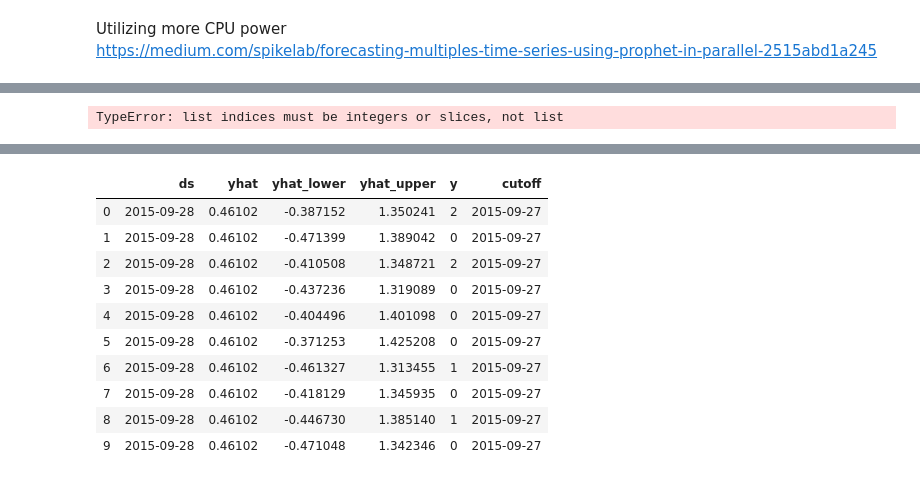
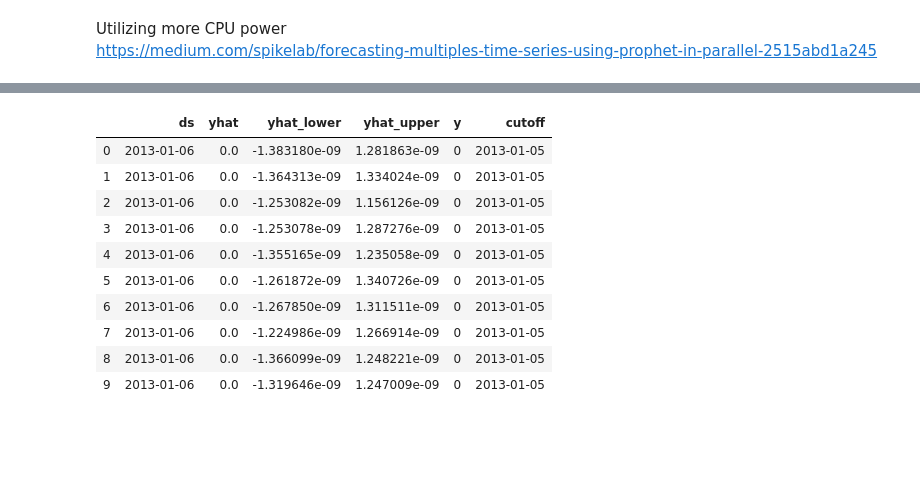
Before and after one commit to fstseng/M5_Forecast, a Jupyter notebook: Roc.ipynb, the cells around one changed output, grey strips where cells are left out. Saved outputs shown, nothing was run; the diff lists cells and outputs as text; code cells hidden in the pictures; blank space fills up the shorter version.

```diff
--- a/Roc.ipynb
+++ b/Roc.ipynb
@@ -33,10 +33,10 @@ sales_train_validation_melt = pd.melt(sales_train_validation, id_vars=['id', 'it
 sales_train_validation_melt['d_num'] = sales_train_validation_melt.d.str.split('_', n=1, expand=True)[1].astype(int)
 
 # reduce the dataframe size to start from Day1000(to avoid memory error), later can adjust to earlier day if permitted
-sales_train_validation_melt_1000 = sales_train_validation_melt[sales_train_validation_melt.d_num > 999]
+#sales_train_validation_melt_1000 = sales_train_validation_melt[sales_train_validation_melt.d_num > 999]
 
 # bringing in calendar dataframe joining on d column
-sales_cal_join = pd.merge(sales_train_validation_melt_1000, calendar, on='d')
+sales_cal_join = pd.merge(sales_train_validation_melt, calendar, on='d')
 
 # joining price into the dataframe
-sales_cal_price_join = pd.merge(sales_cal_join, sell_prices, on=['store_id','item_id', 'wm_yr_wk'] )
+#sales_cal_price_join = pd.merge(sales_cal_join, sell_prices, on=['store_id','item_id', 'wm_yr_wk'] )
@@ -121,14 +79,11 @@ prophet_df.head()
-# %%
-[prophet_df['item_id']==item_list[0]][['date','demand']]
-# %% [output]
-TypeError: list indices must be integers or slices, not list
 # %%
+# running prophet's own validation on the predicting the first item
 from fbprophet.diagnostics import cross_validation
 m = Prophet()
-item_list = prophet_df.item_id.unique()
+#item_list = prophet_df.item_id.unique()
 df = prophet_df[prophet_df['item_id']==item_list[0]][['date','demand']].rename(columns={"date": "ds", "demand": "y"})
 m.fit(df)
-df_cv = cross_validation(m, initial='700 days', period='7 days', horizon = '28 days')
+df_cv = cross_validation(m, initial='700 days', period='30 days', horizon = '5 days')
 df_cv.head(10)
 # %% [output]
 INFO:numexpr.utils:NumExpr defaulting to 8 threads.
@@ -137,11 +92,11 @@ INFO:fbprophet:Making 27 forecasts with cutoffs between 2015-09-27 00:00:00 and
 |  | ds | yhat | yhat_lower | yhat_upper | y | cutoff |
-| 0 | 2015-09-28 | 0.46102 | -0.387152 | 1.350241 | 2 | 2015-09-27 |
-| 1 | 2015-09-28 | 0.46102 | -0.471399 | 1.389042 | 0 | 2015-09-27 |
-| 2 | 2015-09-28 | 0.46102 | -0.410508 | 1.348721 | 2 | 2015-09-27 |
-| 3 | 2015-09-28 | 0.46102 | -0.437236 | 1.319089 | 0 | 2015-09-27 |
-| 4 | 2015-09-28 | 0.46102 | -0.404496 | 1.401098 | 0 | 2015-09-27 |
-| 5 | 2015-09-28 | 0.46102 | -0.371253 | 1.425208 | 0 | 2015-09-27 |
-| 6 | 2015-09-28 | 0.46102 | -0.461327 | 1.313455 | 1 | 2015-09-27 |
-| 7 | 2015-09-28 | 0.46102 | -0.418129 | 1.345935 | 0 | 2015-09-27 |
-| 8 | 2015-09-28 | 0.46102 | -0.446730 | 1.385140 | 1 | 2015-09-27 |
-| 9 | 2015-09-28 | 0.46102 | -0.471048 | 1.342346 | 0 | 2015-09-27 |
+| 0 | 2013-01-06 | 0.0 | -1.383180e-09 | 1.281863e-09 | 0 | 2013-01-05 |
+| 1 | 2013-01-06 | 0.0 | -1.364313e-09 | 1.334024e-09 | 0 | 2013-01-05 |
+| 2 | 2013-01-06 | 0.0 | -1.253082e-09 | 1.156126e-09 | 0 | 2013-01-05 |
+| 3 | 2013-01-06 | 0.0 | -1.253078e-09 | 1.287276e-09 | 0 | 2013-01-05 |
+| 4 | 2013-01-06 | 0.0 | -1.355165e-09 | 1.235058e-09 | 0 | 2013-01-05 |
+| 5 | 2013-01-06 | 0.0 | -1.261872e-09 | 1.340726e-09 | 0 | 2013-01-05 |
+| 6 | 2013-01-06 | 0.0 | -1.267850e-09 | 1.311511e-09 | 0 | 2013-01-05 |
+| 7 | 2013-01-06 | 0.0 | -1.224986e-09 | 1.266914e-09 | 0 | 2013-01-05 |
+| 8 | 2013-01-06 | 0.0 | -1.366099e-09 | 1.248221e-09 | 0 | 2013-01-05 |
+| 9 | 2013-01-06 | 0.0 | -1.319646e-09 | 1.247009e-09 | 0 | 2013-01-05 |
```
Also changed, not shown: parts of 43 cells of this notebook.
